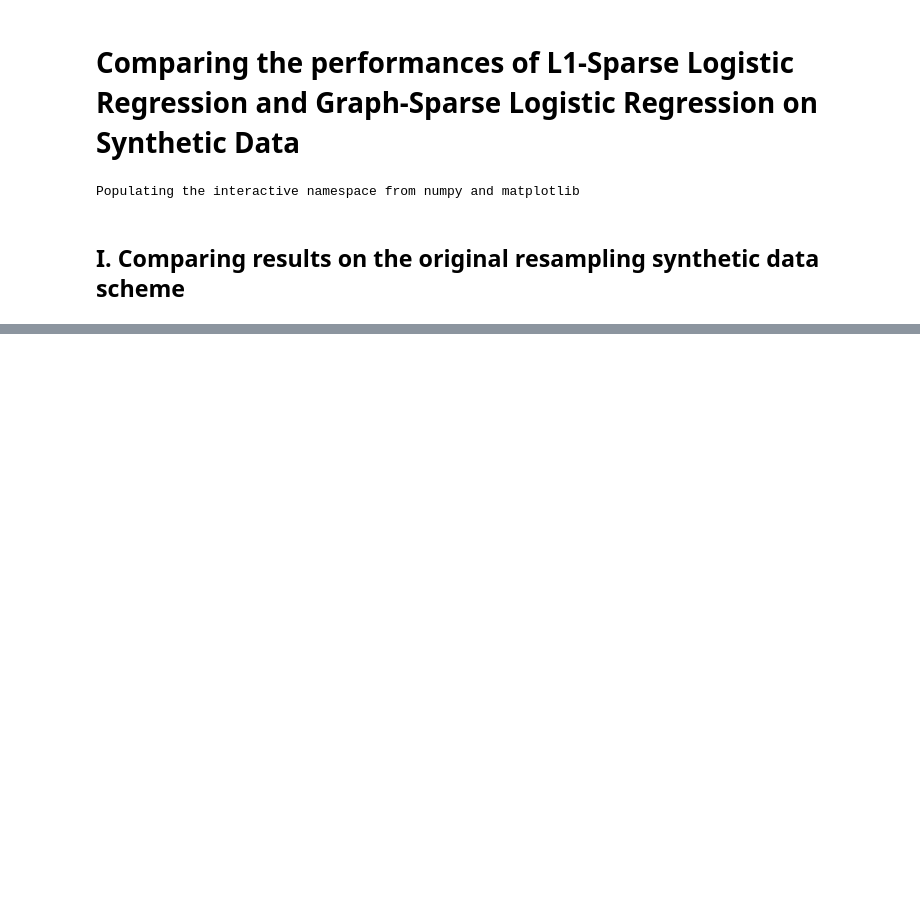
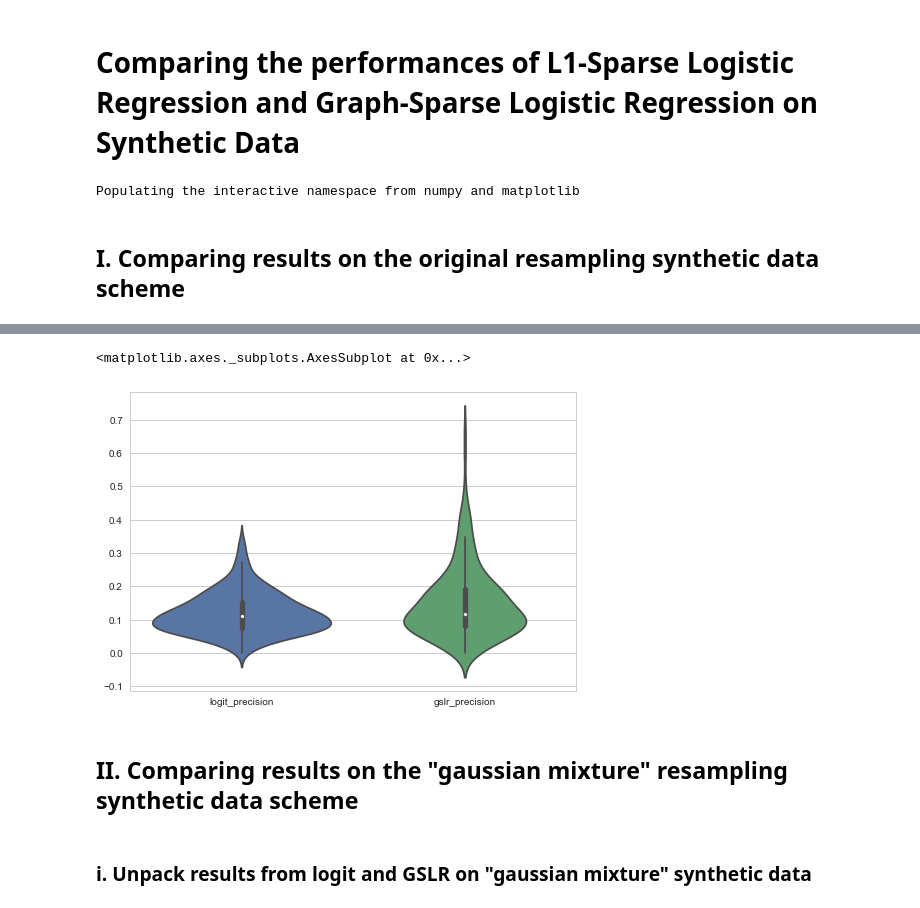
Before and after one commit to fraenkel-lab/GSLR, a Jupyter notebook: analysis/Logit_vs_GSLR.ipynb, the cells around one changed output, grey strips where cells are left out. Cells and saved outputs as stored; diff of their text form; code cells hidden in the pictures; blank space fills up the shorter version.

```diff
--- a/analysis/Logit_vs_GSLR.ipynb
+++ b/analysis/Logit_vs_GSLR.ipynb
@@ -11,0 +118,9 @@ pd.read_pickle('./logit/logit_results.pickle')
+# %%
+sns.violinplot(data=precisions)
+# %% [output]
+<matplotlib.axes._subplots.AxesSubplot at 0x...>
+[figure, added]
+# %% [markdown]
+## II. Comparing results on the "gaussian mixture" resampling synthetic data scheme
+# %% [markdown]
+### i. Unpack results from logit and GSLR on "gaussian mixture" synthetic data
```
Also changed, not shown: parts of 29 cells of this notebook.
